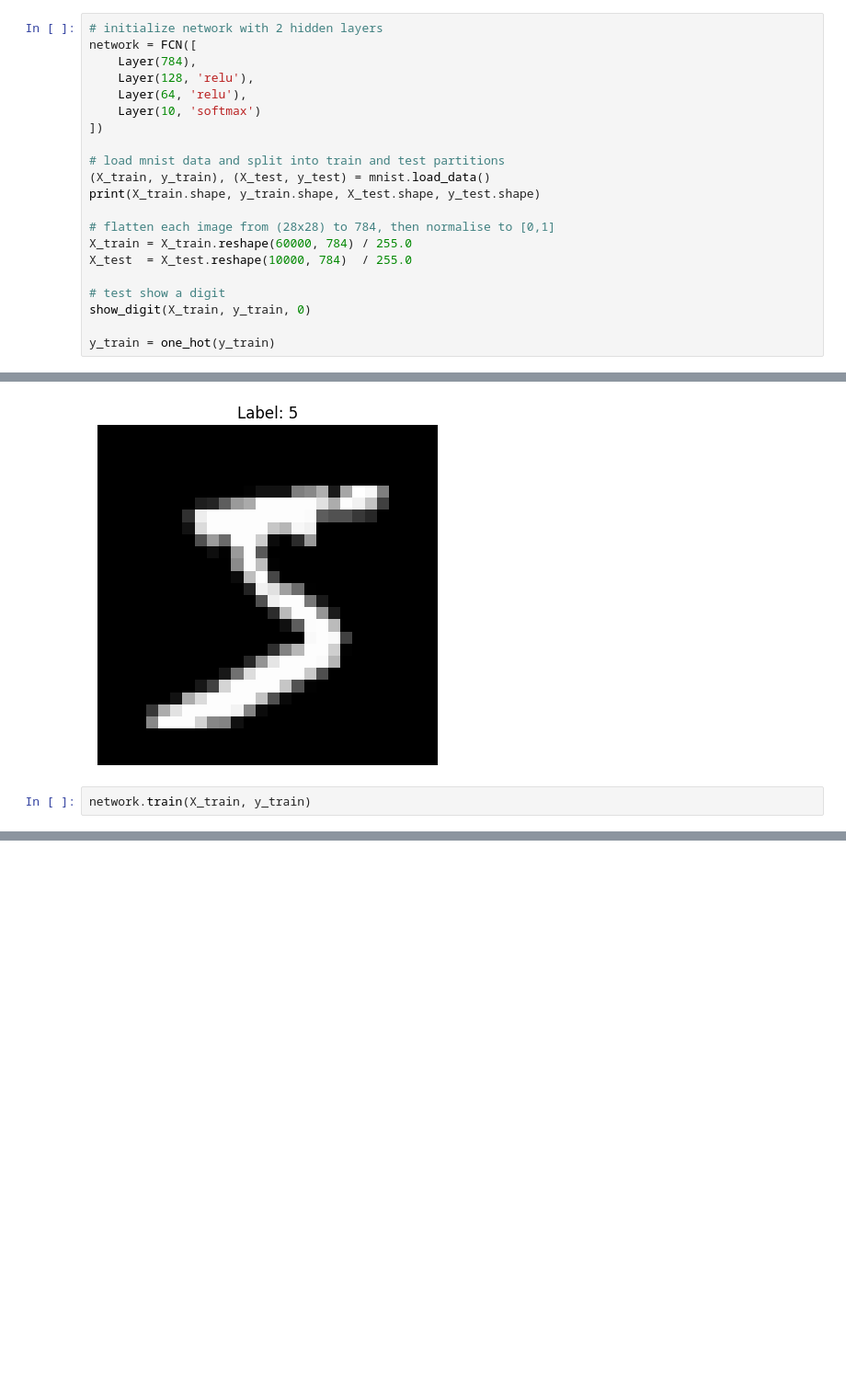
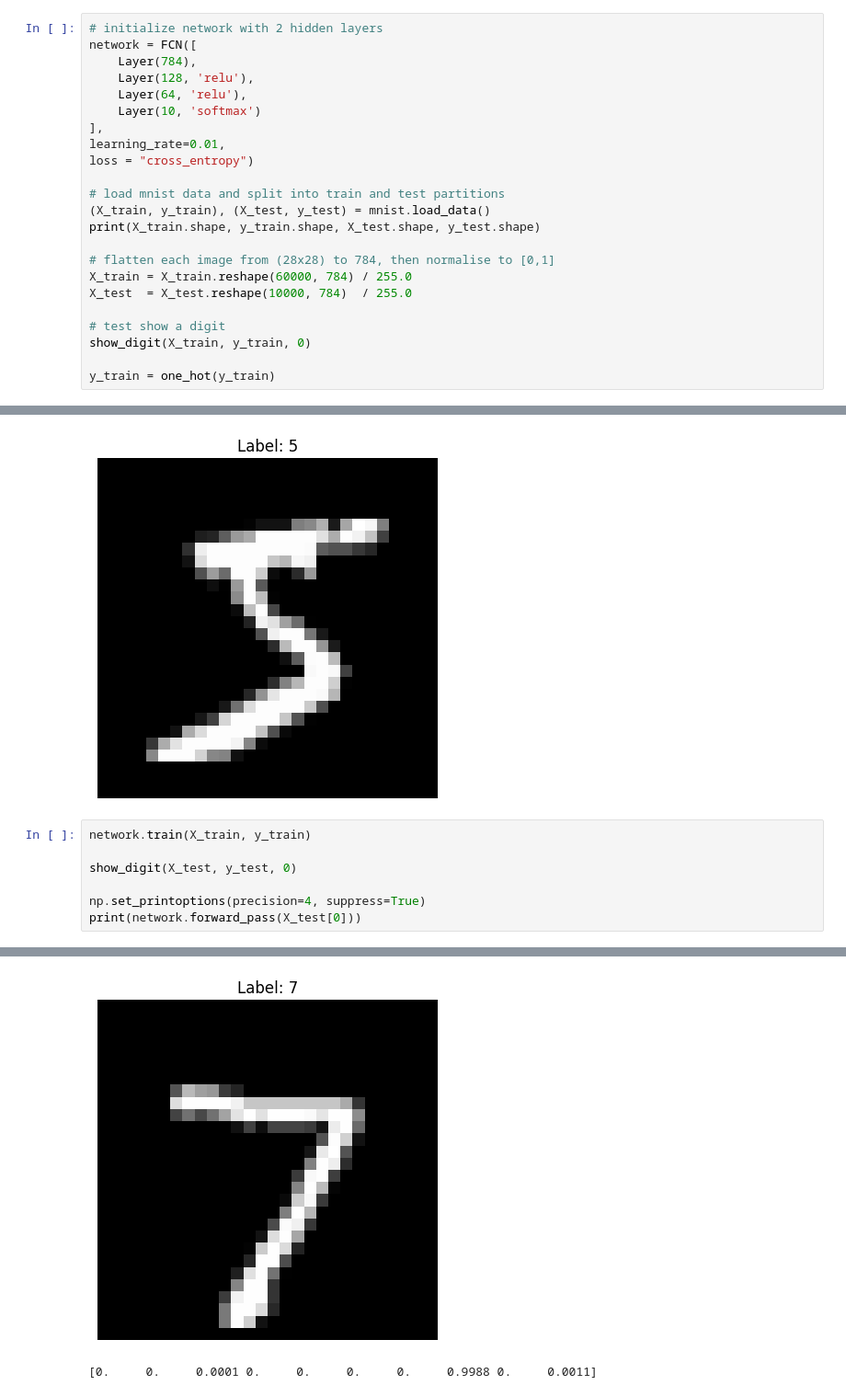
Before and after one commit to AdamK-2006/Portfolio, a Jupyter notebook: neural_network/main.ipynb, the cells around one changed output, grey strips where cells are left out. Shown at 92% size. Cells and saved outputs as stored; diff of their text form; blank space fills up the shorter version.

```diff
--- a/neural_network/main.ipynb
+++ b/neural_network/main.ipynb
@@ -31,7 +22,9 @@ network = FCN([
     Layer(128, 'relu'),
     Layer(64, 'relu'),
     Layer(10, 'softmax')
-])
+],
+learning_rate=0.01,
+loss = "cross_entropy")
 
 # load mnist data and split into train and test partitions
 (X_train, y_train), (X_test, y_test) = mnist.load_data()
@@ -51,4 +44,9 @@ FCN initialized
 [figure]
 # %%
 network.train(X_train, y_train)
+
+show_digit(X_test, y_test, 0)
+
+np.set_printoptions(precision=4, suppress=True)
+print(network.forward_pass(X_test[0]))
 # %% [output]
@@ -71,0 +70,2 @@ Loss: 138155.21028277464
+[figure, added]
+[0.     0.     0.0001 0.     0.     0.     0.     0.9988 0.     0.0011]
```
Also changed, not shown: parts of 2 cells of this notebook, 1 other file.
